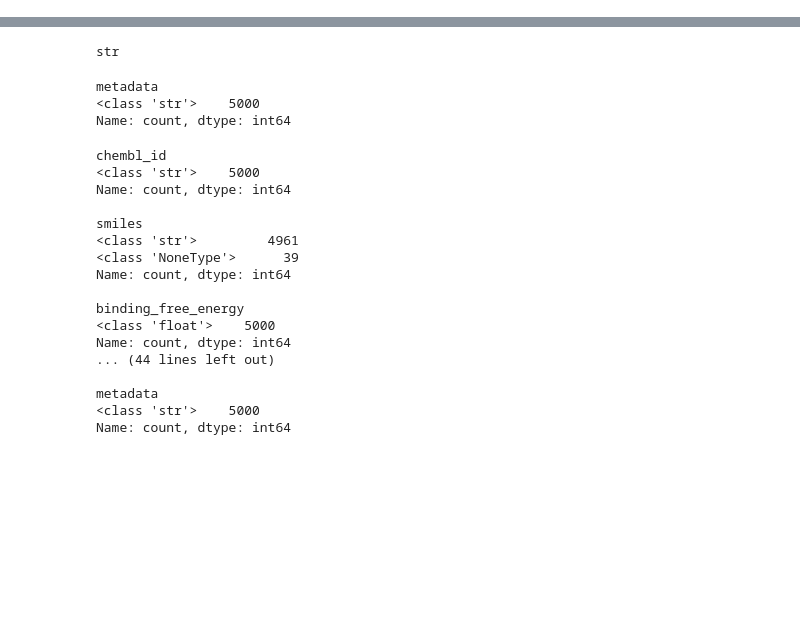
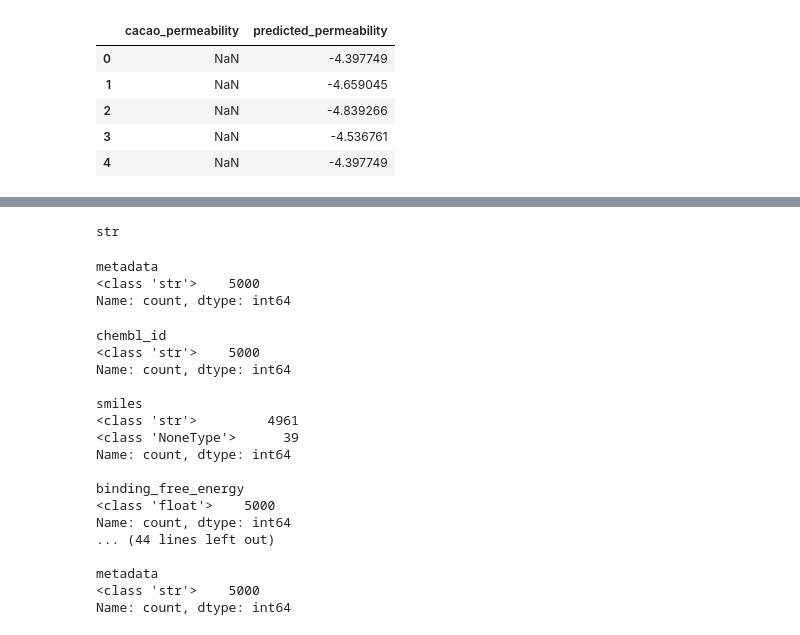
Before and after one commit to Azulene-Labs/SanjitAzuleneLabs, a Jupyter notebook: drug_dataset/enrich_properties/enrich_properties_test.ipynb, the cells around one changed output, grey strips where cells are left out. Cells and saved outputs as stored; diff of their text form; code cells hidden in the pictures; blank space fills up the shorter version.

```diff
--- a/drug_dataset/enrich_properties/enrich_properties_test.ipynb
+++ b/drug_dataset/enrich_properties/enrich_properties_test.ipynb
@@ -190,0 +271,9 @@ Index(['chembl_id', 'smiles', 'binding_free_energy', 'solubility', 'logp',
+# %%
+enriched_df[['cacao_permeability', 'predicted_permeability']].head()
+# %% [output]
+|  | cacao_permeability | predicted_permeability |
+| 0 | NaN | -4.397749 |
+| 1 | NaN | -4.659045 |
+| 2 | NaN | -4.839266 |
+| 3 | NaN | -4.536761 |
+| 4 | NaN | -4.397749 |
```
Also changed, not shown: parts of 10 cells of this notebook, 3 other files.
